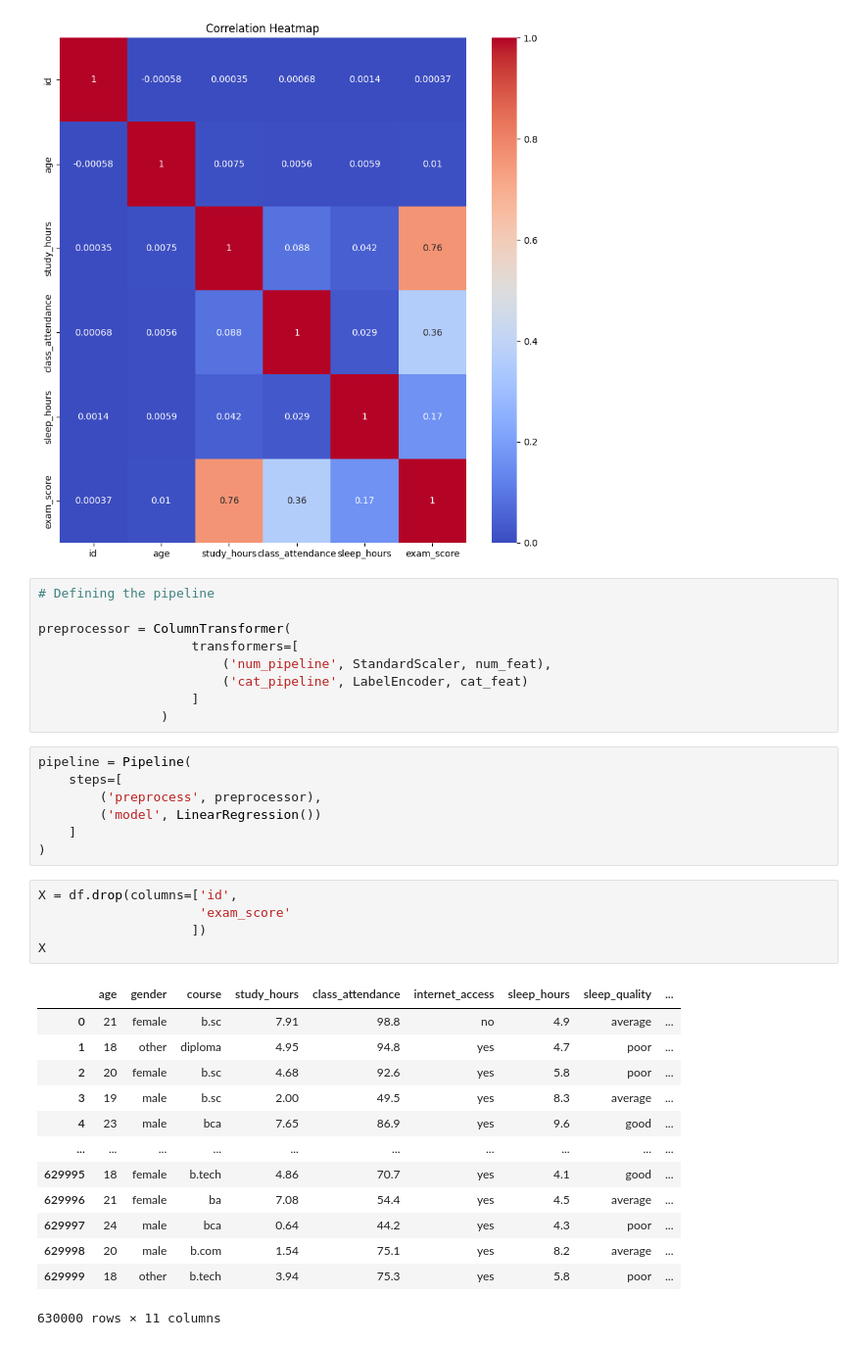
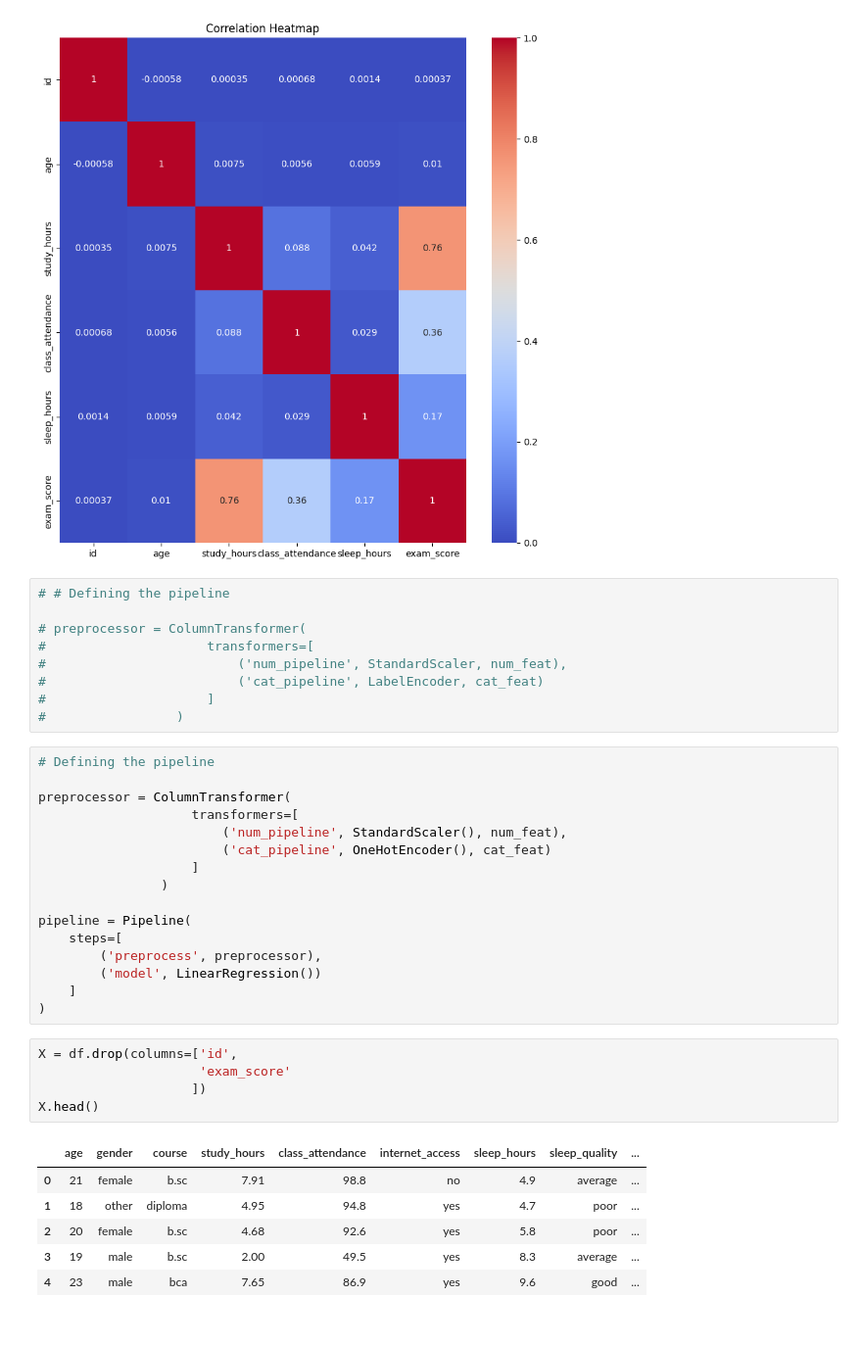
Before and after one commit to kchaudhuri/ML_BuildingBlocks, a Jupyter notebook: notebooks/predict_studentscore.ipynb, the cells around one changed output. Shown at 98% size. Drawn from its saved outputs; the diff is of its cells as text.

```diff
--- a/notebooks/predict_studentscore.ipynb
+++ b/notebooks/predict_studentscore.ipynb
@@ -175,15 +174,24 @@ plt.show()
 # %% [output]
 [figure]
 # %%
-# Defining the pipeline
+# # Defining the pipeline
 
-preprocessor = ColumnTransformer(
-                    transformers=[
-                        ('num_pipeline', StandardScaler, num_feat),
-                        ('cat_pipeline', LabelEncoder, cat_feat)
-                    ]
-                )
+# preprocessor = ColumnTransformer(
+#                     transformers=[
+#                         ('num_pipeline', StandardScaler, num_feat),
+#                         ('cat_pipeline', LabelEncoder, cat_feat)
+#                     ]
+#                 )
 # %%
+# Defining the pipeline
+
+preprocessor = ColumnTransformer(
+                    transformers=[
+                        ('num_pipeline', StandardScaler(), num_feat),
+                        ('cat_pipeline', OneHotEncoder(), cat_feat)
+                    ]
+                )
+
 pipeline = Pipeline(
     steps=[
         ('preprocess', preprocessor),
@@ -193,20 +201,13 @@ pipeline = Pipeline(
 # %%
 X = df.drop(columns=['id',
                      'exam_score'
                     ])
-X
+X.head()
 # %% [output]
 |  | age | gender | course | study_hours | class_attendance | internet_access | sleep_hours | sleep_quality | ... |
 | 0 | 21 | female | b.sc | 7.91 | 98.8 | no | 4.9 | average | ... |
 | 1 | 18 | other | diploma | 4.95 | 94.8 | yes | 4.7 | poor | ... |
 | 2 | 20 | female | b.sc | 4.68 | 92.6 | yes | 5.8 | poor | ... |
 | 3 | 19 | male | b.sc | 2.00 | 49.5 | yes | 8.3 | average | ... |
 | 4 | 23 | male | bca | 7.65 | 86.9 | yes | 9.6 | good | ... |
-| ... | ... | ... | ... | ... | ... | ... | ... | ... | ... |
-| 629995 | 18 | female | b.tech | 4.86 | 70.7 | yes | 4.1 | good | ... |
-| 629996 | 21 | female | ba | 7.08 | 54.4 | yes | 4.5 | average | ... |
-| 629997 | 24 | male | bca | 0.64 | 44.2 | yes | 4.3 | poor | ... |
-| 629998 | 20 | male | b.com | 1.54 | 75.1 | yes | 8.2 | average | ... |
-| 629999 | 18 | other | b.tech | 3.94 | 75.3 | yes | 5.8 | poor | ... |
-630000 rows × 11 columns
 # %%
```
Also changed, not shown: parts of 5 cells of this notebook.
